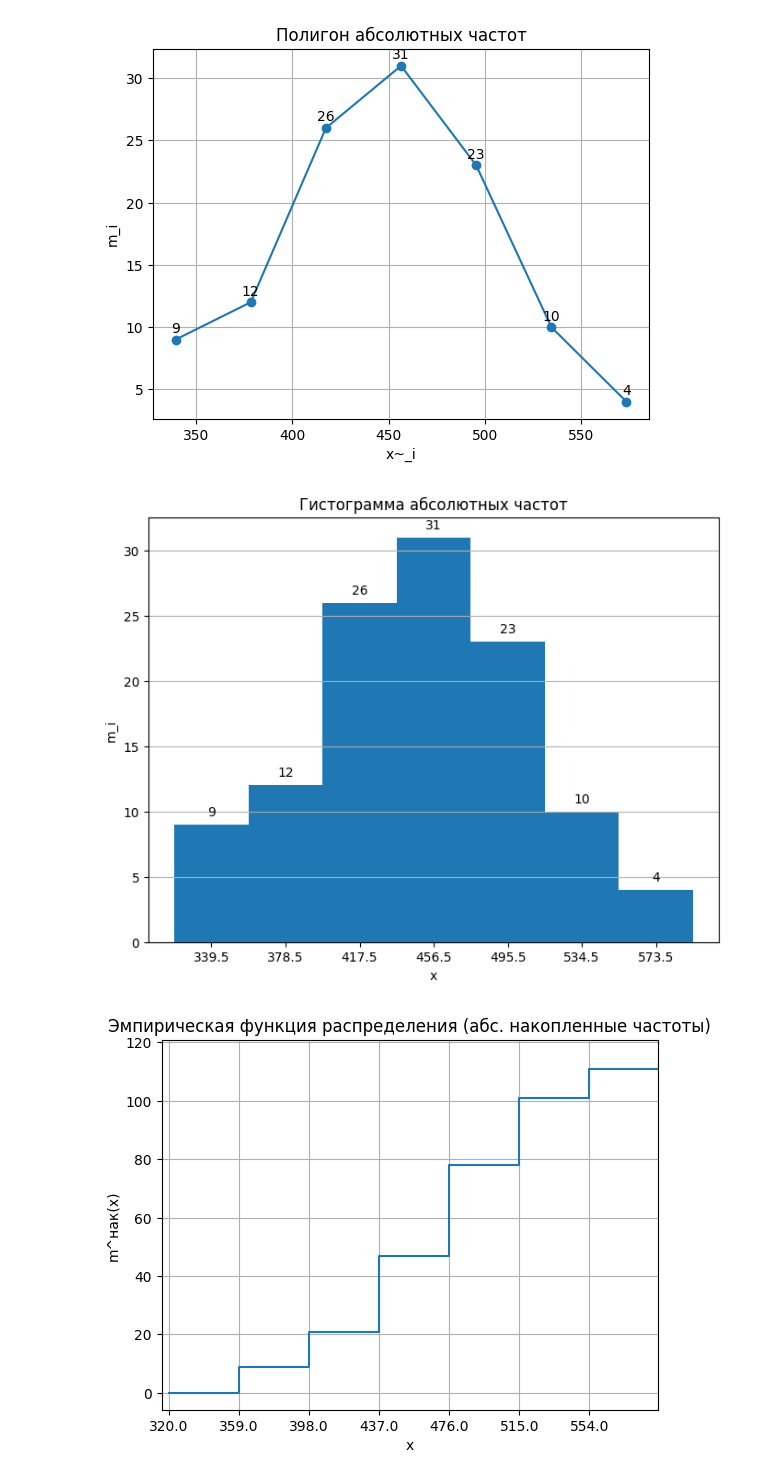
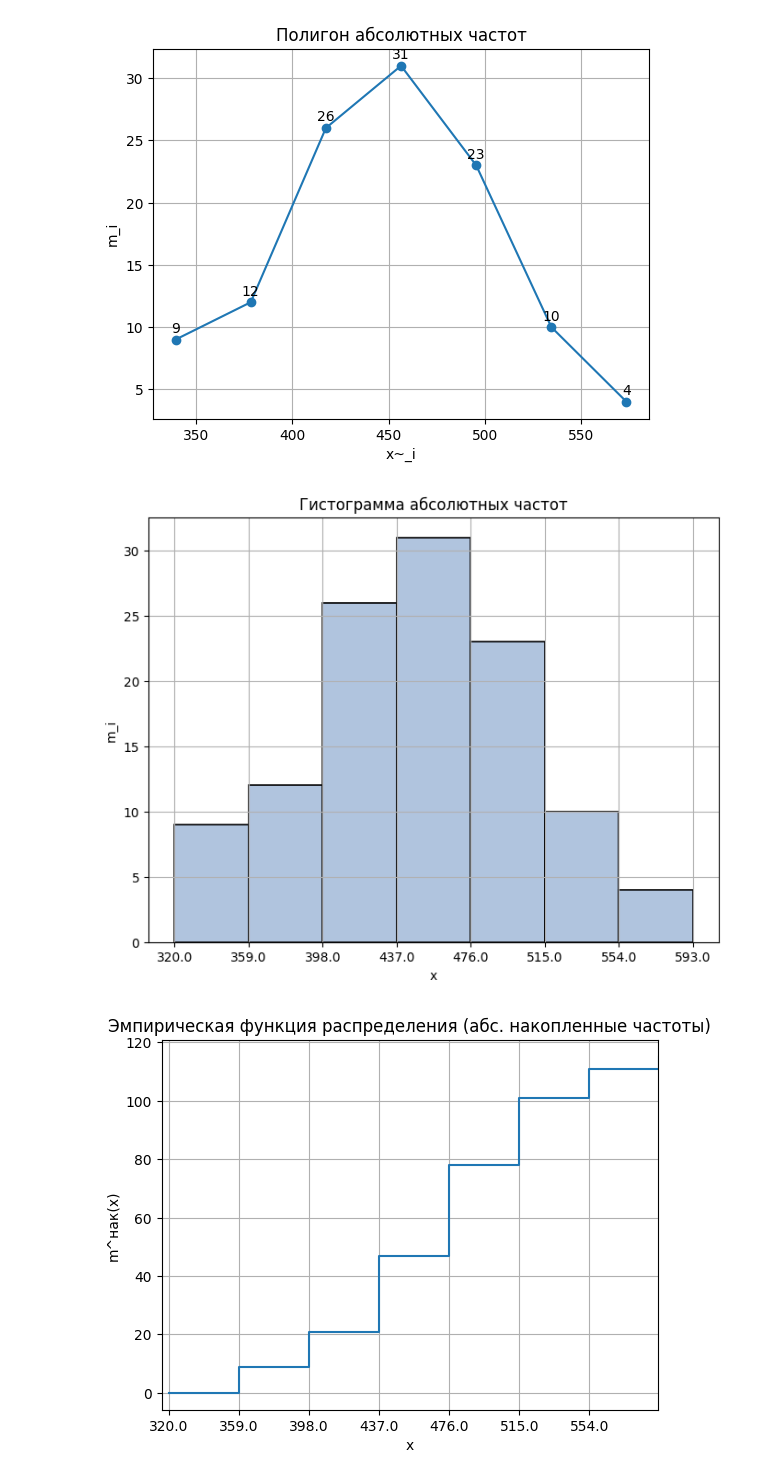
Before and after one commit to the-mvi/smedh-2026, a Jupyter notebook: 2384_Damakin_RP_Ismailov_MV/task1.ipynb, the cells around one changed output. Drawn from its saved outputs; the diff is of its cells as text; code cells hidden in the pictures.

Commit message:
fix hist

```diff
--- a/2384_Damakin_RP_Ismailov_MV/task1.ipynb
+++ b/2384_Damakin_RP_Ismailov_MV/task1.ipynb
@@ -221,23 +218,16 @@ plt.show()
 [figure]
 # %%
 plt.figure(figsize=(8, 6))
-counts, bins, patches = plt.hist(x_sorted, bins=edges)
+counts, bins, patches = plt.hist(x_sorted, bins=edges, color='lightsteelblue', edgecolor='black', linewidth=1.2)
 plt.title("Гистограмма абсолютных частот")
 plt.xlabel("x")
 plt.ylabel("m_i")
-plt.grid(axis='y')
-
-for count, patch in zip(counts, patches):
-    if count > 0:
-        x_coord = patch.get_x() + patch.get_width() / 2
-        y_coord = patch.get_height()
-        plt.annotate(int(count), xy=(x_coord, y_coord), textcoords="offset points", xytext=(0,5), ha='center', va='bottom')
-
-plt.xticks(midpoints, [f'{x:.1f}' for x in midpoints])
+plt.xticks(edges, [f'{x:.1f}' for x in edges])
+plt.grid(True)
 
 plt.show()
 # %% [output]
-[figure, old version]
+[figure, new version]
 # %%
 x_step = edges
 y_step = np.concatenate(([0], cum_abs))
```
Also changed, not shown: parts of 2 cells of this notebook.
